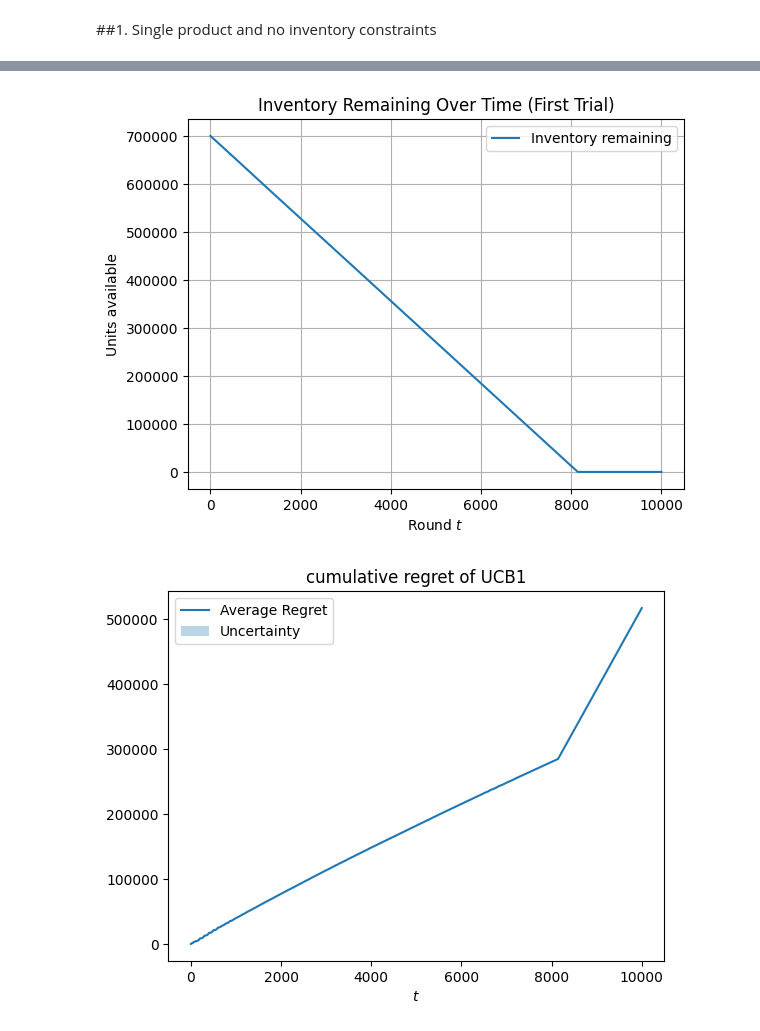
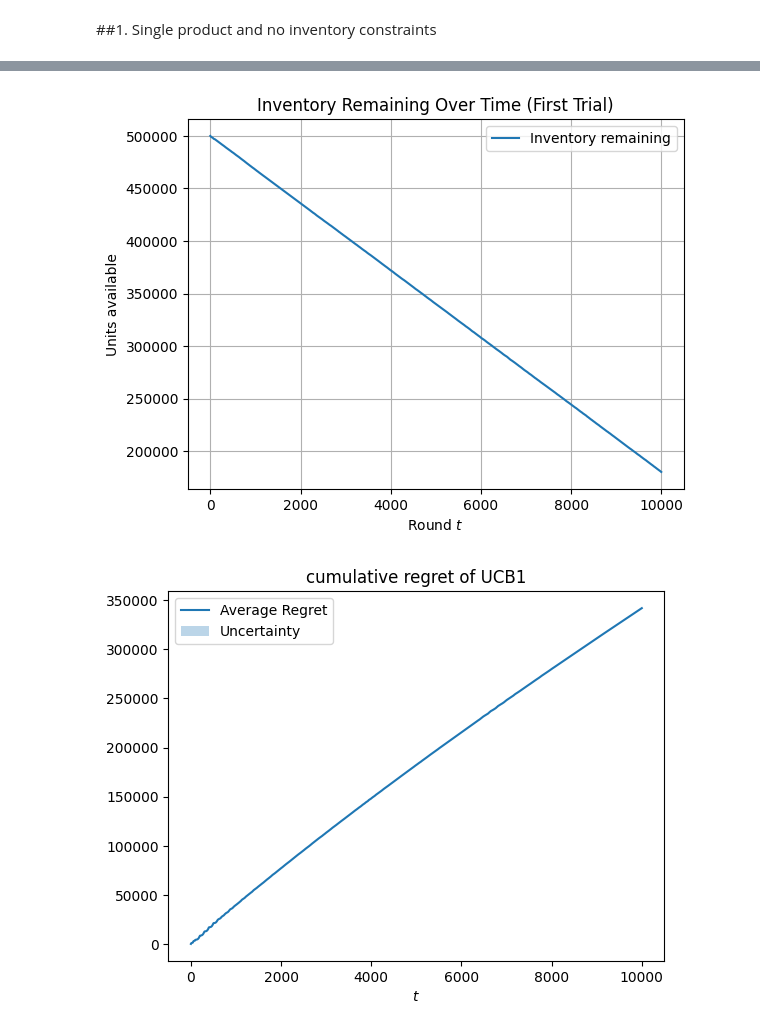
Before and after one commit to alessandrom10/Online_Learning_Applications_Project, a Jupyter notebook: Req_1/Req_1.ipynb, the cells around one changed output, grey strips where cells are left out. Saved outputs shown, nothing was run; the diff lists cells and outputs as text; code cells hidden in the pictures.

```diff
--- a/Req_1/Req_1.ipynb
+++ b/Req_1/Req_1.ipynb
@@ -188,7 +191,7 @@ cost = 10
 conversion_probability = lambda p: 1-p/20
 
 n_customers = 100 # I assume the number of customers arriving is the same everyday (for now, in general this is not true)
-I = 700000 ## if we put 100000 we get same results with no constraints
+I = 500000 ## if we put 100000 we get same results with no constraints
 
 reward_function = lambda price, n_sales: (price-cost)*n_sales
 maximum_profit = reward_function(max(prices), n_customers) # the maximum possible reward is selling at the maximum price to every possible customer
@@ -211,6 +214,9 @@ for seed in range(n_trials):
     agent_rewards = np.array([])
     inventory_over_time = []
 
+    cumulative_regret = 0
+    regret_ratio_per_trial = []
+
     for t in range(T):
         pi_t_index = ucb_agent.pull_arm() ## the agent returns the index!!
         if pi_t_index != -1: # Check if a valid arm was pulled
@@ -218,6 +224,7 @@ for seed in range(n_trials):
             demanded_d_t, r_t = env.round(p_t, n_customers)
             actual_d_t = min(demanded_d_t, ucb_agent.inventory)
             ucb_agent.update(r_t, actual_d_t)
+
 
         else:
             p_t = prices[0] # Or any price that would result in 0 sales
@@ -243,32 +250,32 @@ for seed in range(n_trials):
 
     cumulative_regret = np.cumsum(expected_clairvoyant_rewards-agent_rewards)
     regret_per_trial.append(cumulative_regret)
 
 regret_per_trial = np.array(regret_per_trial)
 
 average_regret = regret_per_trial.mean(axis=0)
 regret_sd = regret_per_trial.std(axis=0)
 
 plt.plot(np.arange(T), average_regret, label='Average Regret')
 plt.title('cumulative regret of UCB1')
 plt.fill_between(np.arange(T),
                 average_regret-regret_sd/np.sqrt(n_trials),
                 average_regret+regret_sd/np.sqrt(n_trials),
                 alpha=0.3,
                 label='Uncertainty')
 #plt.plot((0,T-1), (average_regret[0], average_regret[-1]), 'ro', linestyle="--")
 plt.xlabel('$t$')
 plt.legend()
 plt.show()
 
 plt.figure()
 plt.barh(np.arange(K), ucb_agent.N_pulls) # Use K instead of 100 directly
 plt.axhline(best_price_index, color='red', label='Best price')
 plt.ylabel('actions')
 plt.xlabel('numer of pulls')
 plt.legend()
 plt.title('Number of pulls for each action')
 plt.show();
 # %% [output]
-[figure, old version]
+[figure, new version]
-[figure, old version]
+[figure, new version]
```
Also changed, not shown: parts of 5 cells of this notebook, 1 other file.
